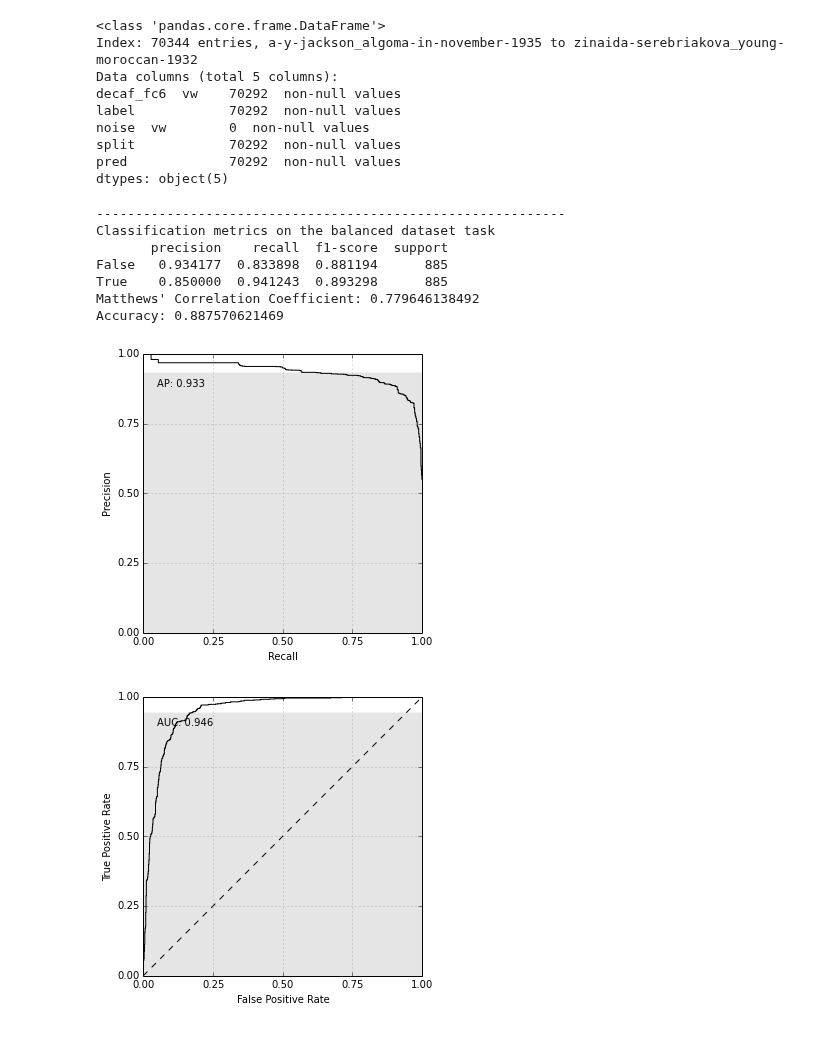
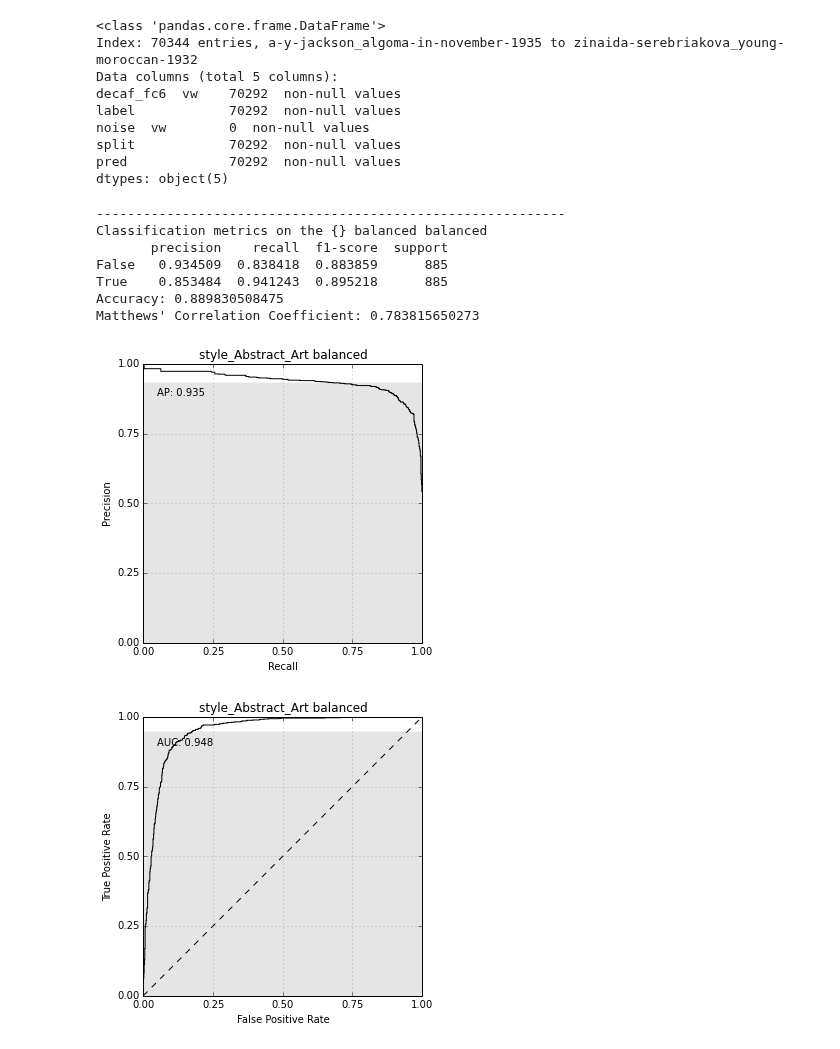
Before and after one commit to sergeyk/vislab, a Jupyter notebook: notebooks/wikipaintings results.ipynb, the cells around one changed output. Drawn from its saved outputs; the diff is of its cells as text; code cells hidden in the pictures.

```diff
--- a/notebooks/wikipaintings results.ipynb
+++ b/notebooks/wikipaintings results.ipynb
@@ -39,6 +52,9 @@ Name: clf wikipaintings_style_style_Abstract_Art, dtype: object
 # %%
 selected_score = 'decaf_fc6  vw'
-pred_df = preds_panel['clf wikipaintings_style_style_Abstract_Art']
+pred_prefix = 'clf wikipaintings_style'
+label = 'style_Abstract_Art'
+
+pred_df = preds_panel['{}_{}'.format(pred_prefix, label)]
 pred_df['pred'] = pred_df[selected_score]
 pred_df
 # %% [output]
@@ -64,13 +70,13 @@ pred_df: pandas.DataFrame
 # %%
-metrics_balanced = vislab.results.binary_metrics(pred_df, True)
+balanced_binary_metrics = vislab.results.binary_metrics(pred_df, 'style_Abstract_Art balanced', True)
 # %% [output]
 ------------------------------------------------------------
-Classification metrics on the balanced dataset task
+Classification metrics on the {} balanced balanced
        precision    recall  f1-score  support
-False   0.934177  0.833898  0.881194      885
-True    0.850000  0.941243  0.893298      885
-Matthews' Correlation Coefficient: 0.779646138492
-Accuracy: 0.887570621469
+False   0.934509  0.838418  0.883859      885
+True    0.853484  0.941243  0.895218      885
+Accuracy: 0.889830508475
+Matthews' Correlation Coefficient: 0.783815650273
-[figure, old version]
+[figure, new version]
-[figure, old version]
+[figure, new version]
 # %%
```
Also changed, not shown: parts of 12 cells of this notebook, 6 other files.
